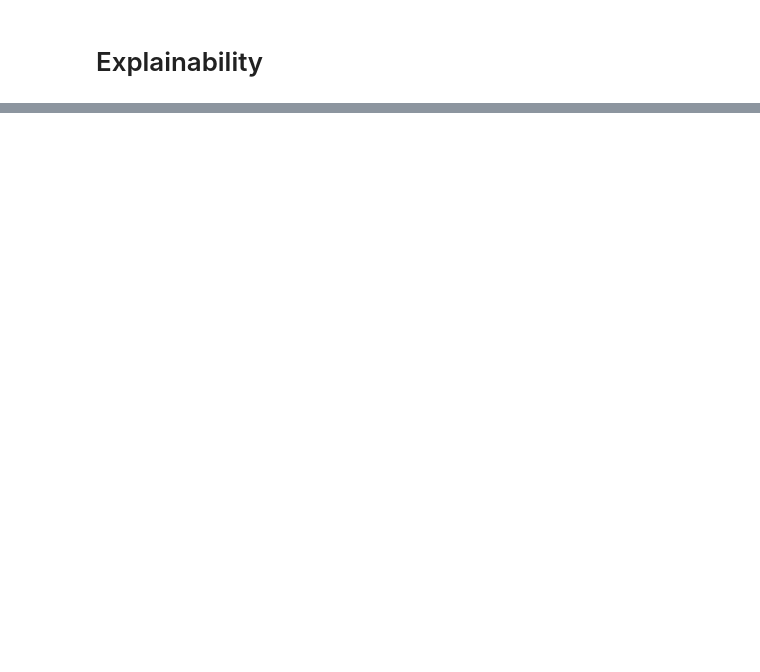
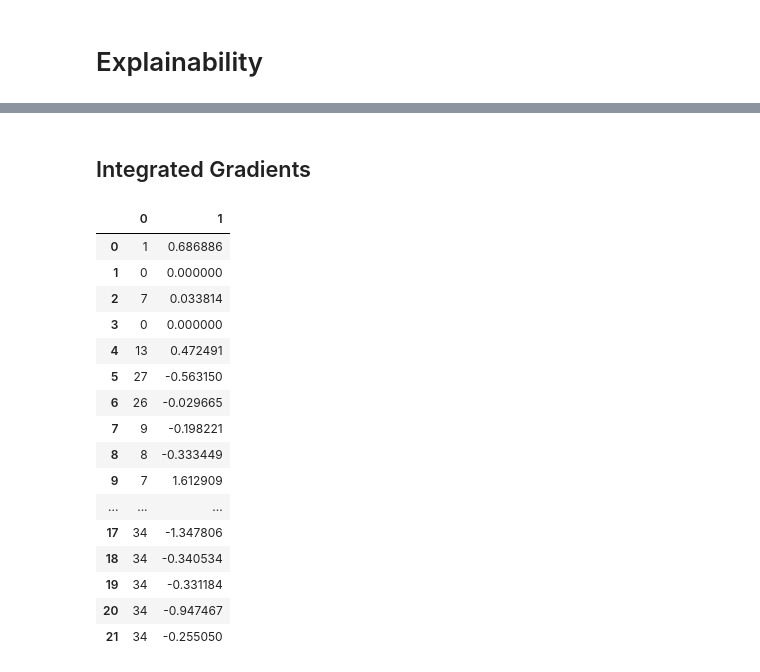
Before and after one commit to Efithor/riichi-dendrology, a Jupyter notebook: train_test.ipynb, the cells around one changed output, grey strips where cells are left out. Cells and saved outputs as stored; diff of their text form; code cells hidden in the pictures; blank space fills up the shorter version.

```diff
--- a/train_test.ipynb
+++ b/train_test.ipynb
@@ -346,0 +384,62 @@ Test AUC: 0.30613104261411483
+# %% [markdown]
+## Integrated Gradients
+# %%
+model.eval()
+model.to(device)
+
+lig = LayerIntegratedGradients(model.forward, model.embedding)
+
+for inputs, labels in test_loader:
+    # Make sure inputs are integer token IDs
+    inputs = inputs.to(device, dtype=torch.long)
+    labels = labels.to(device)
+
+    # Create a baseline of the same shape as 'inputs' but with a special ID
+    # For instance, if 0 is a valid "pad" or "neutral" token in your vocabulary:
+    baseline_tokens = torch.zeros_like(inputs)
+    # shape: [batch_size, seq_len], dtype: long
+
+    # Now do the attribution. The shape & dtype of `baseline_tokens` matches `inputs`.
+    # Captum will call model.embedding() on each interpolation step from these
+    # baseline token IDs to the real token IDs.
+    attributions = lig.attribute(
+        inputs=inputs,               # shape [batch_size, seq_len], long
+        baselines=baseline_tokens,   # same shape, also long
+        n_steps=50,                  # number of interpolation steps
+        target=None                  # single-logit output => None or 0
+    )
+    # attributions will have shape [batch_size, seq_len, embed_dim]
+
+    # Move attributions to CPU to analyze
+    attributions = attributions.detach().cpu()
+    # Optionally sum across embedding dimensions for a single value per token
+    attributions_per_token = attributions.sum(dim=-1).numpy()  # shape [batch_size, seq_len]
+
+    # Example: examine the first item
+    idx = 0
+    token_ids = inputs[idx].detach().cpu().numpy()  # shape [seq_len]
+    token_scores = attributions_per_token[idx]      # shape [seq_len]
+
+    # Zip and sort by absolute score
+    pairs = list(zip(token_ids, token_scores))
+    display(pd.DataFrame(pairs))
+
+    break  # just do one batch for demonstration
+# %% [output]
+|  | 0 | 1 |
+| 0 | 1 | 0.686886 |
+| 1 | 0 | 0.000000 |
+| 2 | 7 | 0.033814 |
+| 3 | 0 | 0.000000 |
+| 4 | 13 | 0.472491 |
+| 5 | 27 | -0.563150 |
+| 6 | 26 | -0.029665 |
+| 7 | 9 | -0.198221 |
+| 8 | 8 | -0.333449 |
+| 9 | 7 | 1.612909 |
+| ... | ... | ... |
+| 17 | 34 | -1.347806 |
+| 18 | 34 | -0.340534 |
+| 19 | 34 | -0.331184 |
+| 20 | 34 | -0.947467 |
+| 21 | 34 | -0.255050 |
```
Also changed, not shown: parts of 28 cells of this notebook, 5 other files.
